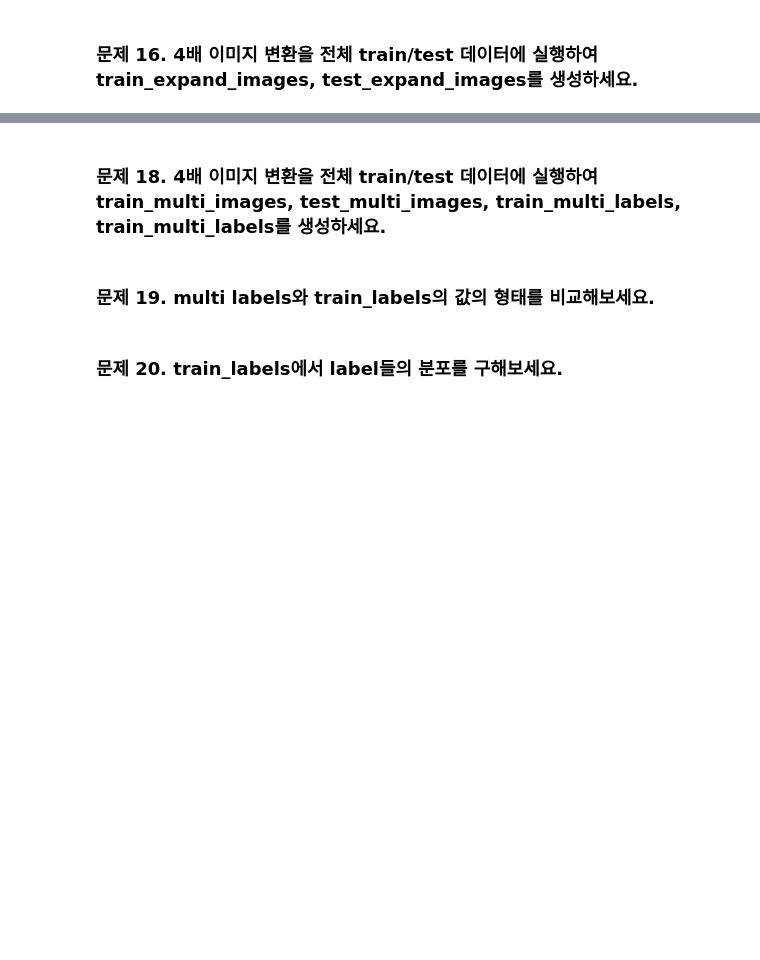
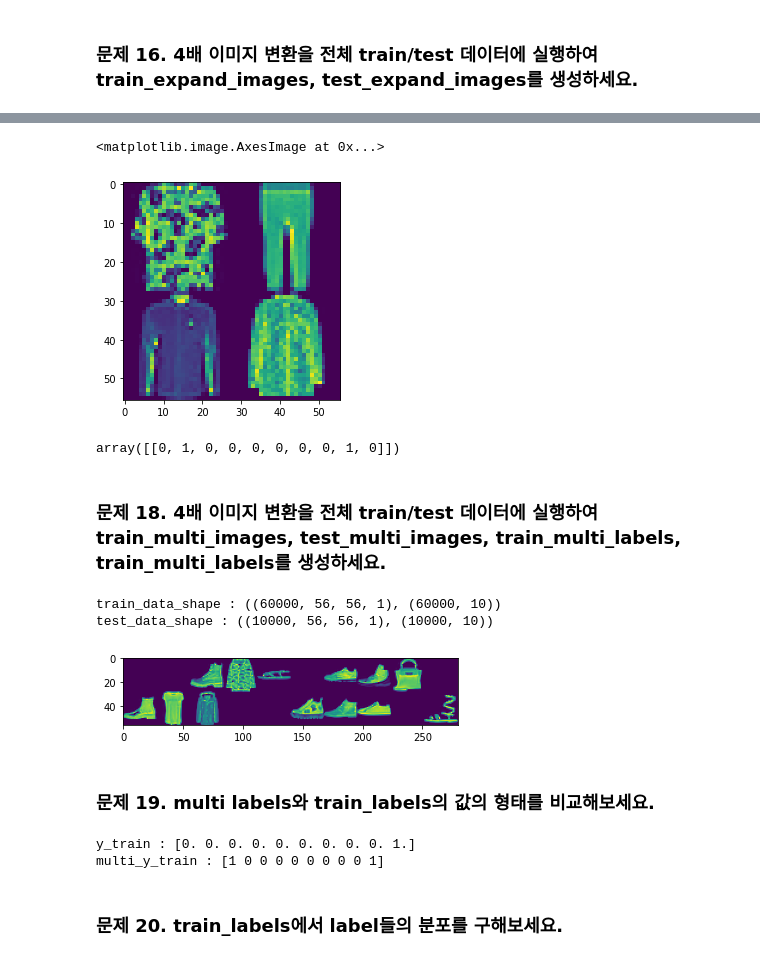
Before and after one commit to sonzwon/TIL_DL, a Jupyter notebook: [practice]Multi_Label_Classification.ipynb, the cells around one changed output, grey strips where cells are left out. Cells and saved outputs as stored; diff of their text form; code cells hidden in the pictures; blank space fills up the shorter version.

```diff
--- a/[practice]Multi_Label_Classification.ipynb
+++ b/[practice]Multi_Label_Classification.ipynb
@@ -258,0 +291,29 @@ return_5img(9)
+# %%
+# 4배 이미지 변환 함수를 수정하여 이미지 사이즈를 4배 확대 시킨 뒤, 객체를 랜덤으로 1~4개, 랜덤 4분면에 위치시키는 함수를 작성하세요.
+def expand_4times2(x_data, y_data):
+  images = []
+  labels= []
+
+  for _ in range(4):
+    bg = np.zeros((28, 28))
+    obj_count = np.random.randint(0, 5)
+
+    label = np.zeros((10,))
+    slots = [bg, bg, bg, bg]
+
+    for idx in range(obj_count):
+      i = np.random.randint(len(x_data))
+      slots[idx] = x_data[i]
+      label += tf.keras.utils.to_categorical(y_data[i], 10)
+
+    np.random.shuffle(slots)
+
+  new_img = np.vstack([
+      np.hstack(slots[:2]),
+      np.hstack(slots[2:])
+  ])
+
+  images.append(new_img)
+  labels.append((label >= 1).astype(np.int))
+
+  return np.array(images), np.array(labels)
@@ -259,3 +324,12 @@ return_5img(9)
+# %%
+plt.imshow(expand_4times2(x_train, y_train)[0][0])
+# %% [output]
+<matplotlib.image.AxesImage at 0x...>
+[figure, added]
+# %%
+expand_4times2(x_train, y_train)[1]
+# %% [output]
+array([[0, 1, 0, 0, 0, 0, 0, 0, 1, 0]])
 # %% [markdown]
 ### 문제 18. 4배 이미지 변환을 전체 train/test 데이터에 실행하여 train_multi_images, test_multi_images, train_multi_labels, train_multi_labels를 생성하세요.
 # %%
@@ -264,0 +345,6 @@ return_5img(9)
+# %%
+print(f'train_data_shape : {multi_x_train.shape, multi_y_train.shape}')
+print(f'test_data_shape : {multi_x_test.shape, multi_y_test.shape}')
+# %% [output]
+train_data_shape : ((60000, 56, 56, 1), (60000, 10))
+test_data_shape : ((10000, 56, 56, 1), (10000, 10))
@@ -265,6 +361,15 @@ return_5img(9)
+# %%
+return_img_by_count(2, 5)
+# %% [output]
+[figure, added]
 # %% [markdown]
 ### 문제 19. multi labels와 train_labels의 값의 형태를 비교해보세요.
 # %%
 # multi labels와 train_labels의 값의 형태를 비교해보세요.
+print(f'y_train : {tf.keras.utils.to_categorical(y_train[0], 10)}')
+print(f'multi_y_train : {multi_y_train[0]}')
+# %% [output]
+y_train : [0. 0. 0. 0. 0. 0. 0. 0. 0. 1.]
+multi_y_train : [1 0 0 0 0 0 0 0 0 1]
 # %% [markdown]
 ### 문제 20. train_labels에서 label들의 분포를 구해보세요.
```
Also changed, not shown: parts of 17 cells of this notebook.
